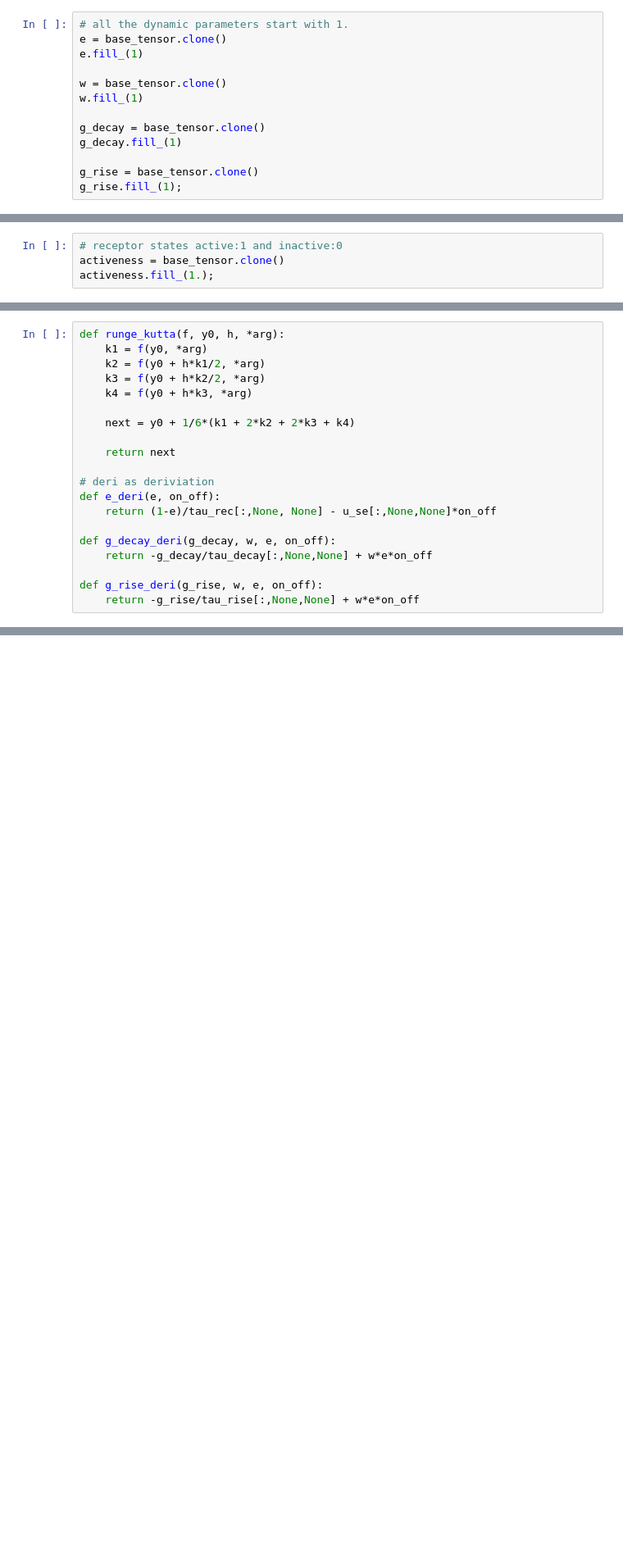
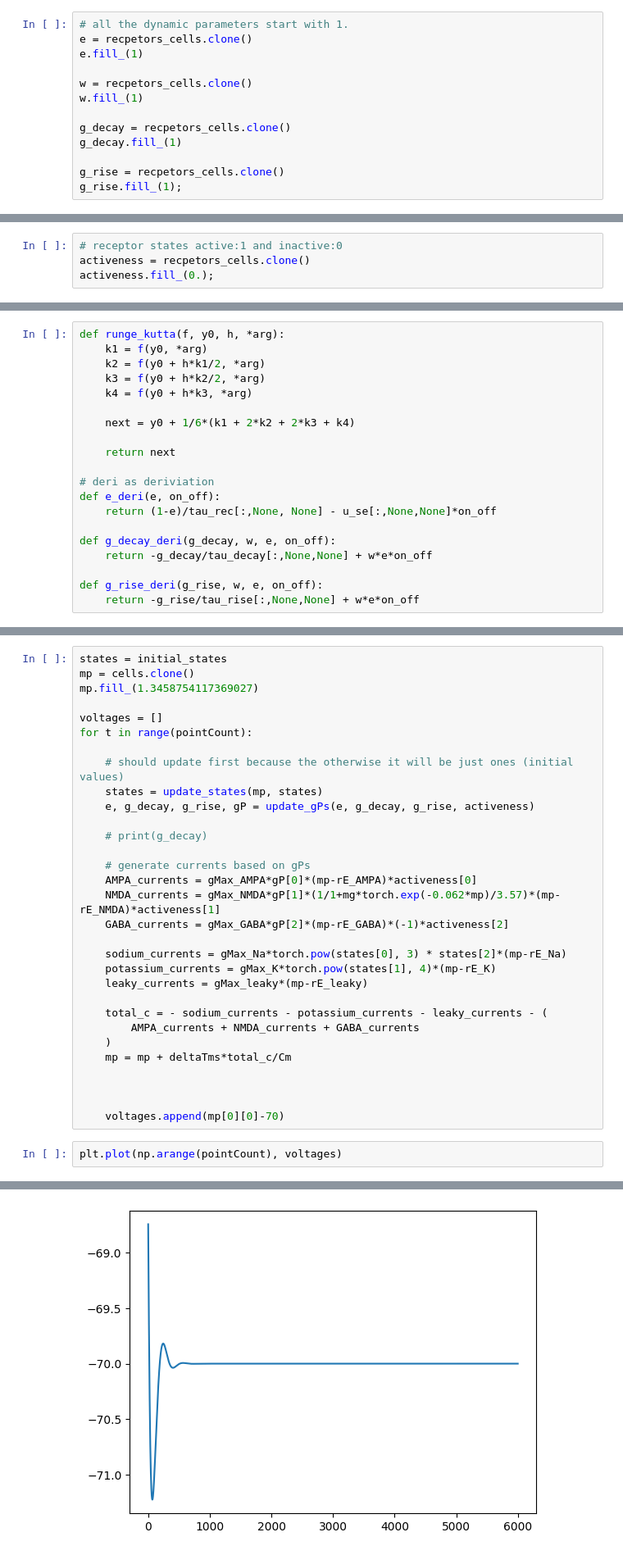
Before and after one commit to hhsherlock/Spiking_NN, a Jupyter notebook: GPU_tensors/torch_network.ipynb, the cells around one changed output, grey strips where cells are left out. Shown at 82% size. Saved outputs shown, nothing was run; the diff lists cells and outputs as text; blank space fills up the shorter version.

```diff
--- a/GPU_tensors/torch_network.ipynb
+++ b/GPU_tensors/torch_network.ipynb
@@ -129,14 +109,14 @@ base_tensor = torch.zeros(3, E_num, E_num)
 # %%
 # all the dynamic parameters start with 1.
-e = base_tensor.clone()
+e = recpetors_cells.clone()
 e.fill_(1)
 
-w = base_tensor.clone()
+w = recpetors_cells.clone()
 w.fill_(1)
 
-g_decay = base_tensor.clone()
+g_decay = recpetors_cells.clone()
 g_decay.fill_(1)
 
-g_rise = base_tensor.clone()
+g_rise = recpetors_cells.clone()
 g_rise.fill_(1);
 # %%
@@ -144,8 +124,8 @@ mp = base_tensor.clone()
 mp.fill_(1.3458754117369027);
 # %%
 # receptor states active:1 and inactive:0
-activeness = base_tensor.clone()
-activeness.fill_(1.);
+activeness = recpetors_cells.clone()
+activeness.fill_(0.);
 # %%
 # arrays of having AMPA, NMDA and GABA receptor (1 is have, 0 is not)
 # Q: should i use this or not, this slows it down but has more general use
@@ -192,0 +177,34 @@ def update_gP()
+# %%
+states = initial_states
+mp = cells.clone()
+mp.fill_(1.3458754117369027)
+
+voltages = []
+for t in range(pointCount):
+
+    # should update first because the otherwise it will be just ones (initial values)
+    states = update_states(mp, states)
+    e, g_decay, g_rise, gP = update_gPs(e, g_decay, g_rise, activeness)
+
+    # print(g_decay)
+
+    # generate currents based on gPs
+    AMPA_currents = gMax_AMPA*gP[0]*(mp-rE_AMPA)*activeness[0]
+    NMDA_currents = gMax_NMDA*gP[1]*(1/1+mg*torch.exp(-0.062*mp)/3.57)*(mp-rE_NMDA)*activeness[1]
+    GABA_currents = gMax_GABA*gP[2]*(mp-rE_GABA)*(-1)*activeness[2]
+
+    sodium_currents = gMax_Na*torch.pow(states[0], 3) * states[2]*(mp-rE_Na)
+    potassium_currents = gMax_K*torch.pow(states[1], 4)*(mp-rE_K)
+    leaky_currents = gMax_leaky*(mp-rE_leaky)
+
+    total_c = - sodium_currents - potassium_currents - leaky_currents - (
+        AMPA_currents + NMDA_currents + GABA_currents
+    )
+    mp = mp + deltaTms*total_c/Cm
+
+
+
+    voltages.append(mp[0][0]-70)
+# %%
+plt.plot(np.arange(pointCount), voltages)
+# %% [output]
@@ -192,0 +212 @@ def update_gP()
+[figure, added]
```
Also changed, not shown: parts of 28 cells of this notebook.
